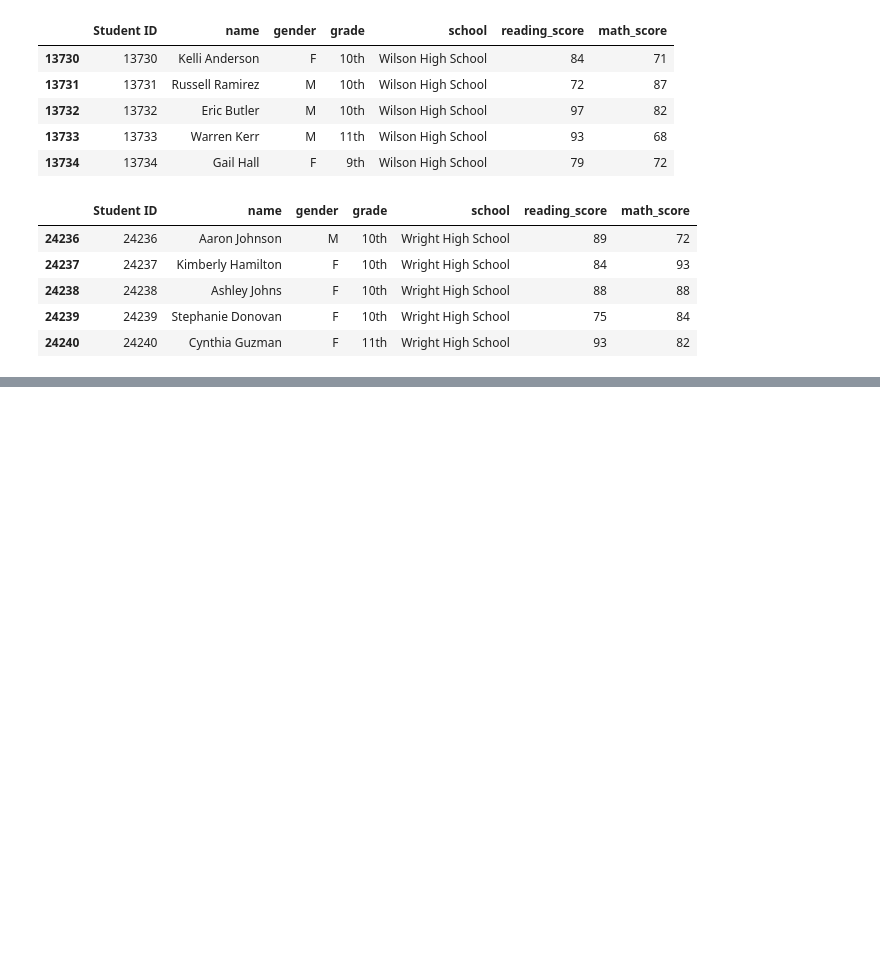
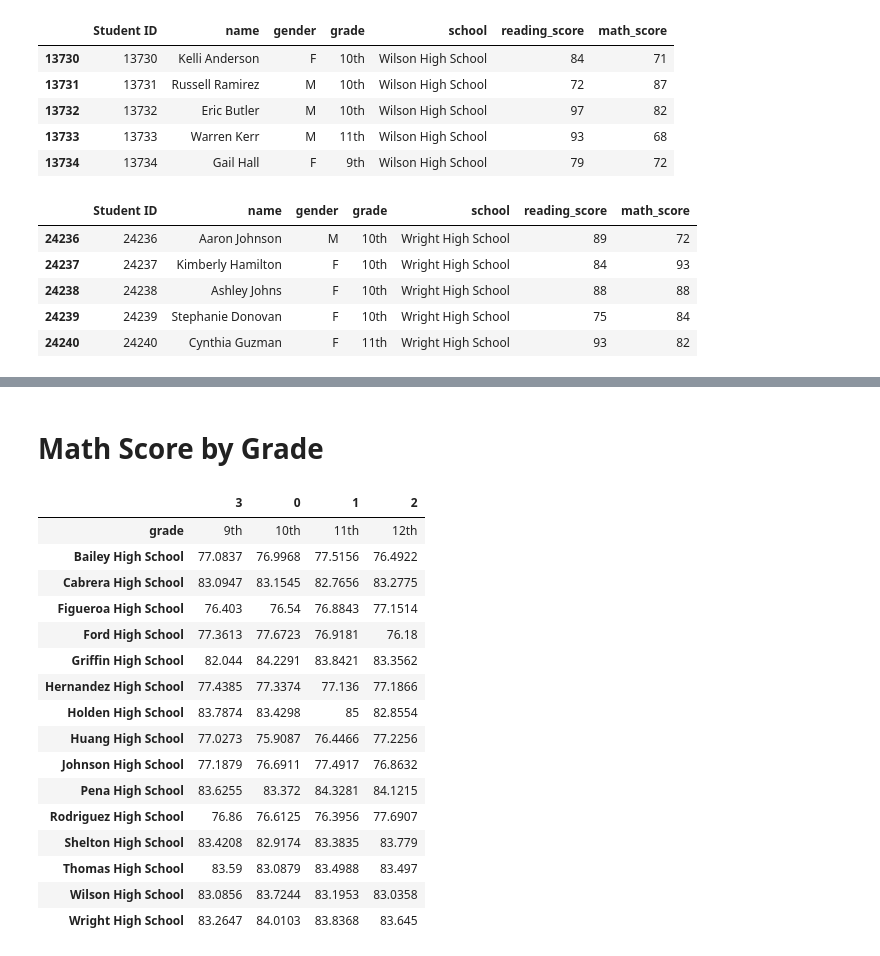
Before and after one commit to sameralsabb/numpy-pandas, a Jupyter notebook: Pandas HW - PyCitySchools.ipynb, the cells around one changed output, grey strips where cells are left out. Drawn from its saved outputs; the diff is of its cells as text; code cells hidden in the pictures; blank space fills up the shorter version.

```diff
--- a/Pandas HW - PyCitySchools.ipynb
+++ b/Pandas HW - PyCitySchools.ipynb
@@ -449,0 +751,23 @@ school_summary_df
+# %% [markdown]
+# Math Score by Grade
+# %%
+mathbygrade = mathbygrade[[3, 0, 1, 2]]
+mathbygrade
+# %% [output]
+|  | 3 | 0 | 1 | 2 |
+| grade | 9th | 10th | 11th | 12th |
+| Bailey High School | 77.0837 | 76.9968 | 77.5156 | 76.4922 |
+| Cabrera High School | 83.0947 | 83.1545 | 82.7656 | 83.2775 |
+| Figueroa High School | 76.403 | 76.54 | 76.8843 | 77.1514 |
+| Ford High School | 77.3613 | 77.6723 | 76.9181 | 76.18 |
+| Griffin High School | 82.044 | 84.2291 | 83.8421 | 83.3562 |
+| Hernandez High School | 77.4385 | 77.3374 | 77.136 | 77.1866 |
+| Holden High School | 83.7874 | 83.4298 | 85 | 82.8554 |
+| Huang High School | 77.0273 | 75.9087 | 76.4466 | 77.2256 |
+| Johnson High School | 77.1879 | 76.6911 | 77.4917 | 76.8632 |
+| Pena High School | 83.6255 | 83.372 | 84.3281 | 84.1215 |
+| Rodriguez High School | 76.86 | 76.6125 | 76.3956 | 77.6907 |
+| Shelton High School | 83.4208 | 82.9174 | 83.3835 | 83.779 |
+| Thomas High School | 83.59 | 83.0879 | 83.4988 | 83.497 |
+| Wilson High School | 83.0856 | 83.7244 | 83.1953 | 83.0358 |
+| Wright High School | 83.2647 | 84.0103 | 83.8368 | 83.645 |
```
Also changed, not shown: parts of 60 cells of this notebook.
